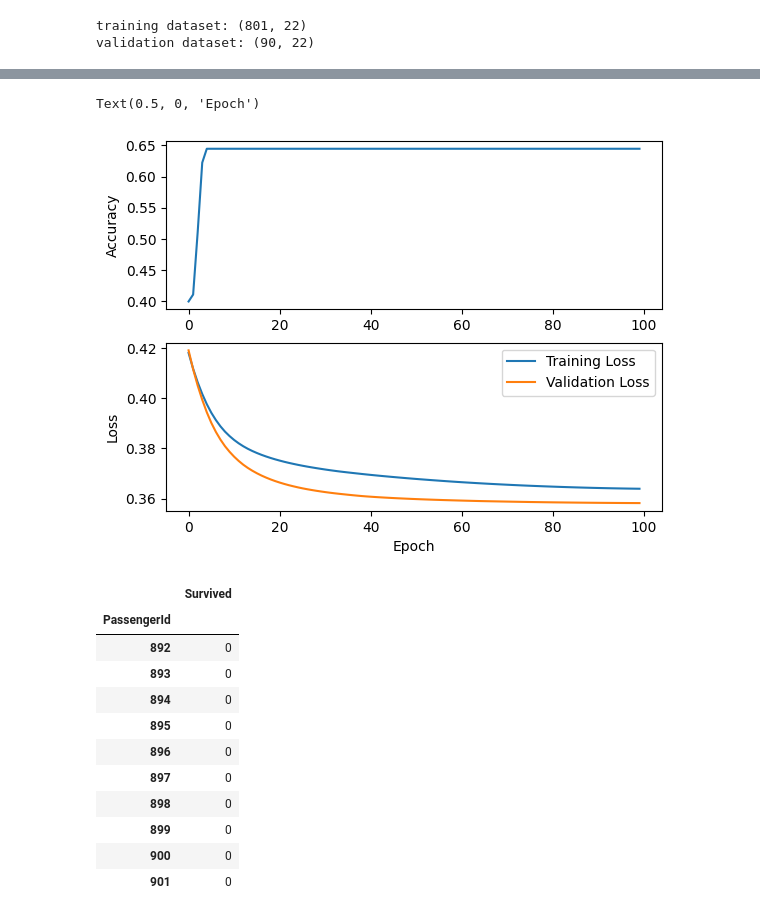
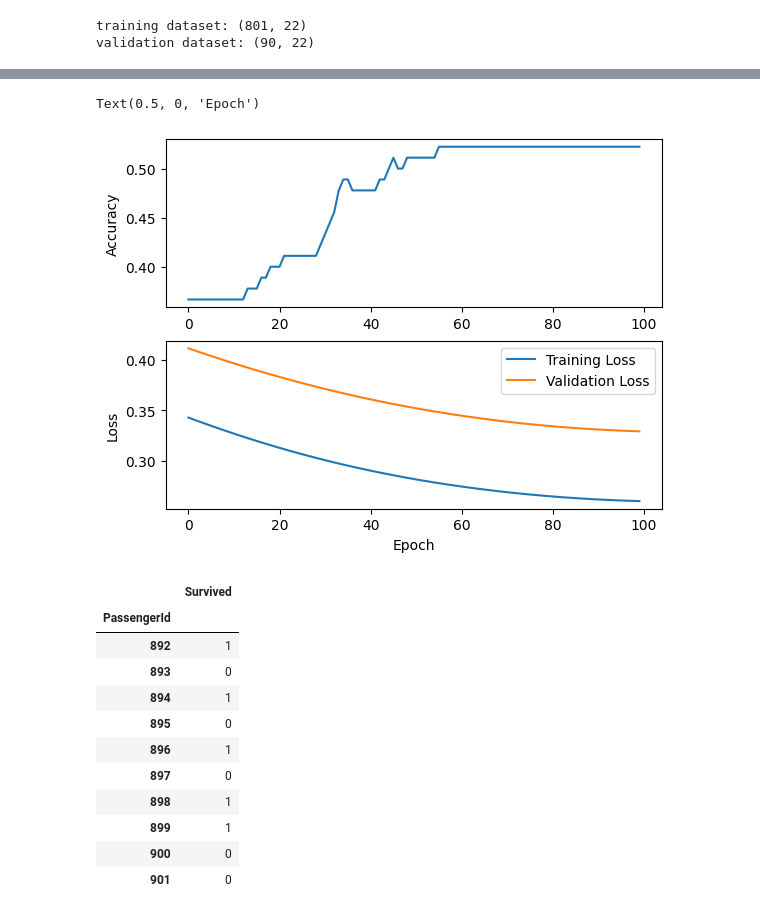
Before and after one commit to zirkelc/micrograd-titanic, a Jupyter notebook: micrograd.ipynb, the cells around one changed output, grey strips where cells are left out. Cells and saved outputs as stored; diff of their text form; code cells hidden in the pictures.

Commit message:
Kaggle Notebook | MicroGrad | 22 nodes, full batch, 100 epochs

```diff
--- a/micrograd.ipynb
+++ b/micrograd.ipynb
@@ -410,7 +410,7 @@ def train_model(model, xy_train, xy_validate, num_epochs=100, batch_size=32):
 # %%
 # Define number of input features, hidden layers, and output features
 num_inputs = X_train.shape[1]
-num_hidden = [11, 11]
+num_hidden = [22]
 num_outputs = 1
 
 # Initialize the model
@@ -420,7 +420,7 @@ print(model)
 print(f"Parameters: {len(model.parameters())}")
 
 # Define the training parameters
-batch_size = 100 # None = full batch
+batch_size = None # None = full batch
 num_epochs = 100
 
 # Train the model
@@ -464,5 +464,5 @@ Validation accuracy: 64.444%
 Text(0.5, 0, 'Epoch')
-[figure, old version]
+[figure, new version]
 # %%
 # Input features from the scaled test dataset
 test_features = test_scaled_df.to_numpy()
@@ -479,13 +479,13 @@ submission_df.head(10)
 # %% [output]
 |  | Survived |
 | PassengerId |  |
-| 892 | 0 |
+| 892 | 1 |
 | 893 | 0 |
-| 894 | 0 |
+| 894 | 1 |
 | 895 | 0 |
-| 896 | 0 |
+| 896 | 1 |
 | 897 | 0 |
-| 898 | 0 |
-| 899 | 0 |
+| 898 | 1 |
+| 899 | 1 |
 | 900 | 0 |
 | 901 | 0 |
```
Also changed, not shown: parts of 2 cells of this notebook.
